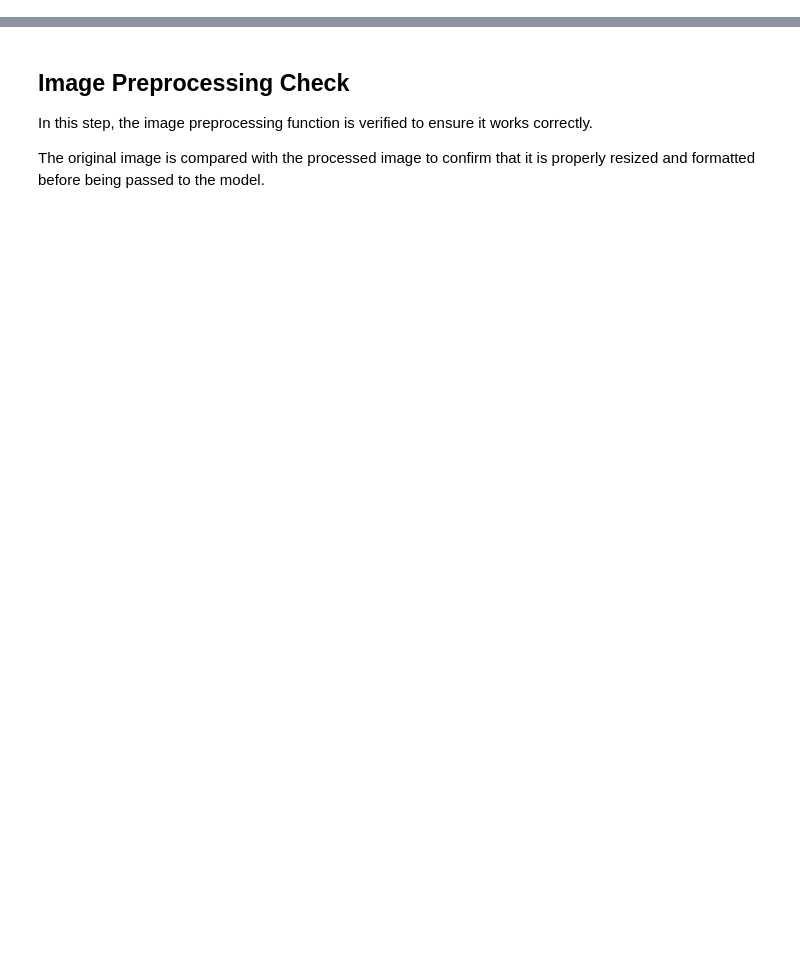
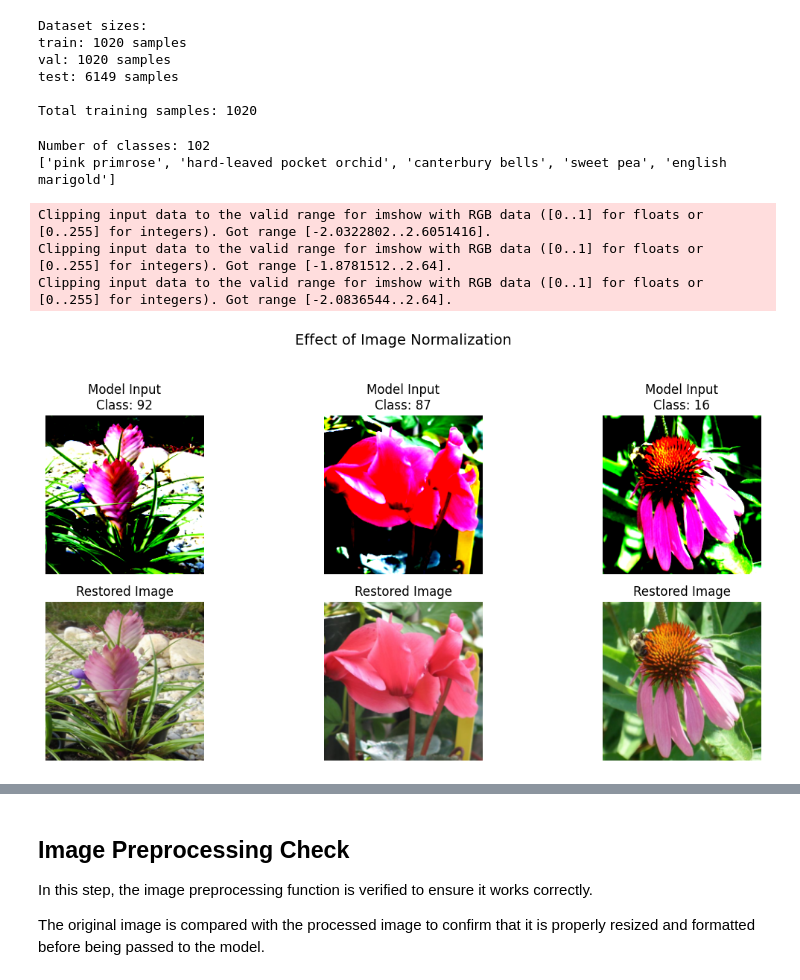
Before and after one commit to Iam-Mak/ml_foundations, a Jupyter notebook: ml_project/flower_image_classification/notebooks/flower_image_classification.ipynb, the cells around one changed output, grey strips where cells are left out. Saved outputs shown, nothing was run; the diff lists cells and outputs as text; code cells hidden in the pictures; blank space fills up the shorter version.

```diff
--- a/ml_project/flower_image_classification/notebooks/flower_image_classification.ipynb
+++ b/ml_project/flower_image_classification/notebooks/flower_image_classification.ipynb
@@ -510,0 +64,10 @@ def process_image(image_path):
+# %%
+# Image transformations
+transform = transforms.Compose([
+    transforms.Resize((224, 224)),
+    transforms.ToTensor(),
+    transforms.Normalize(
+        mean=[0.485, 0.456, 0.406],
+        std=[0.229, 0.224, 0.225]
+    )
+])
@@ -510,0 +100,67 @@ def process_image(image_path):
+# %%
+# Dataset overview
+datasets = {
+    "train": train_dataset,
+    "val": val_dataset,
+    "test": test_dataset
+}
+
+print("Dataset sizes:")
+for split, dataset in datasets.items():
+    print(f"{split}: {len(dataset)} samples")
+
+total_train_samples = len(train_dataset)
+print(f"\nTotal training samples: {total_train_samples}")
+# %% [output]
+Dataset sizes:
+train: 1020 samples
+val: 1020 samples
+test: 6149 samples
+
+Total training samples: 1020
+# %%
+# Number of classes
+num_classes = len(train_dataset.classes)
+print(f"Number of classes: {num_classes}")
+
+# Sample class names
+print(train_dataset.classes[:5])
+# %% [output]
+Number of classes: 102
+['pink primrose', 'hard-leaved pocket orchid', 'canterbury bells', 'sweet pea', 'english marigold']
+# %%
+# Visualization: Model Input vs Restored Image
+fig, axes = plt.subplots(2, 3, figsize=(12, 6))
+
+indices = random.sample(range(len(train_dataset)), 3)
+
+mean = np.array([0.485, 0.456, 0.406])
+std = np.array([0.229, 0.224, 0.225])
+
+for i, idx in enumerate(indices):
+    image, label = train_dataset[idx]
+
+    image_np = image.permute(1, 2, 0).numpy()
+
+    # Model Input (normalized)
+    axes[0, i].imshow(image_np)
+    axes[0, i].set_title(f"Model Input\nClass: {label}")
+    axes[0, i].axis("off")
+
+    # Restored Image (for display)
+    image_restored = image_np * std + mean
+    image_restored = np.clip(image_restored, 0, 1)
+
+    axes[1, i].imshow(image_restored)
+    axes[1, i].set_title("Restored Image")
+    axes[1, i].axis("off")
+
+plt.suptitle("Effect of Image Normalization", fontsize=14)
+
+plt.tight_layout(rect=[0, 0, 1, 0.95])
+plt.show()
+# %% [output]
+Clipping input data to the valid range for imshow with RGB data ([0..1] for floats or [0..255] for integers). Got range [-2.0322802..2.6051416].
+Clipping input data to the valid range for imshow with RGB data ([0..1] for floats or [0..255] for integers). Got range [-1.8781512..2.64].
+Clipping input data to the valid range for imshow with RGB data ([0..1] for floats or [0..255] for integers). Got range [-2.0836544..2.64].
+[figure, added]
```
Also changed, not shown: parts of 57 cells of this notebook.
